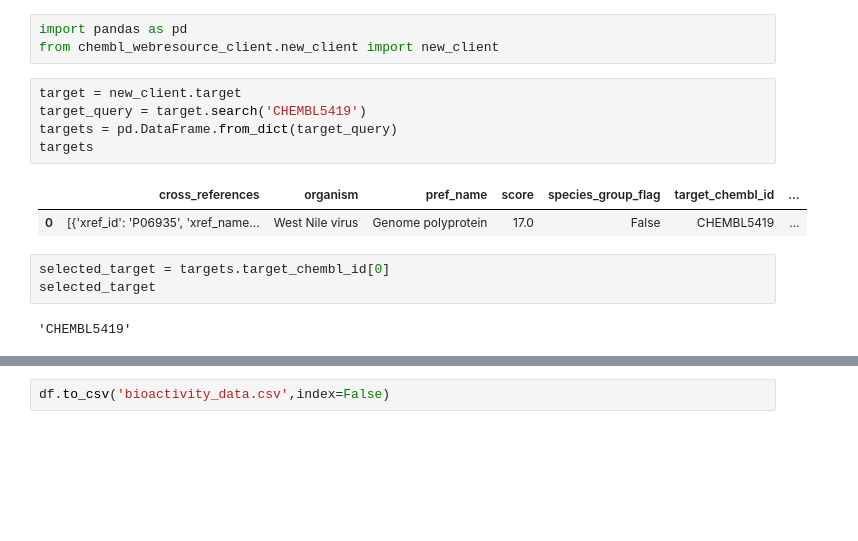
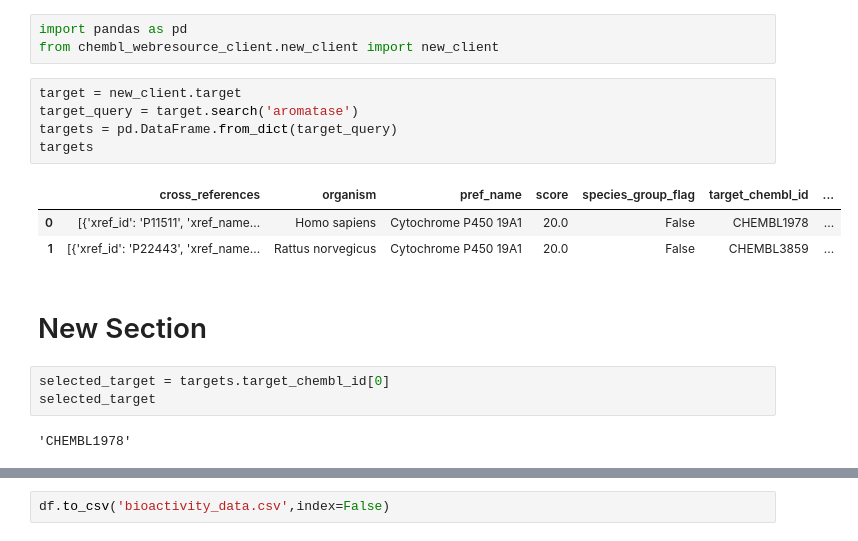
Before and after one commit to bengy124/Drug-Discovery-ML, a Jupyter notebook: BioINF_Project.ipynb, the cells around one changed output, grey strips where cells are left out. Drawn from its saved outputs; the diff is of its cells as text; blank space fills up the shorter version.

```diff
--- a/BioINF_Project.ipynb
+++ b/BioINF_Project.ipynb
@@ -22,17 +22,20 @@ import pandas as pd
 from chembl_webresource_client.new_client import new_client
 # %%
 target = new_client.target
-target_query = target.search('CHEMBL5419')
+target_query = target.search('aromatase')
 targets = pd.DataFrame.from_dict(target_query)
 targets
 # %% [output]
 |  | cross_references | organism | pref_name | score | species_group_flag | target_chembl_id | ... |
-| 0 | [{'xref_id': 'P06935', 'xref_name... | West Nile virus | Genome polyprotein | 17.0 | False | CHEMBL5419 | ... |
+| 0 | [{'xref_id': 'P11511', 'xref_name... | Homo sapiens | Cytochrome P450 19A1 | 20.0 | False | CHEMBL1978 | ... |
+| 1 | [{'xref_id': 'P22443', 'xref_name... | Rattus norvegicus | Cytochrome P450 19A1 | 20.0 | False | CHEMBL3859 | ... |
+# %% [markdown]
+# New Section
 # %%
 selected_target = targets.target_chembl_id[0]
 selected_target
 # %% [output]
-'CHEMBL5419'
+'CHEMBL1978'
 # %%
 activity = new_client.activity
 res = activity.filter(target_chembl_id=selected_target).filter(standard_type='IC50')
```
Also changed, not shown: parts of 53 cells of this notebook.
